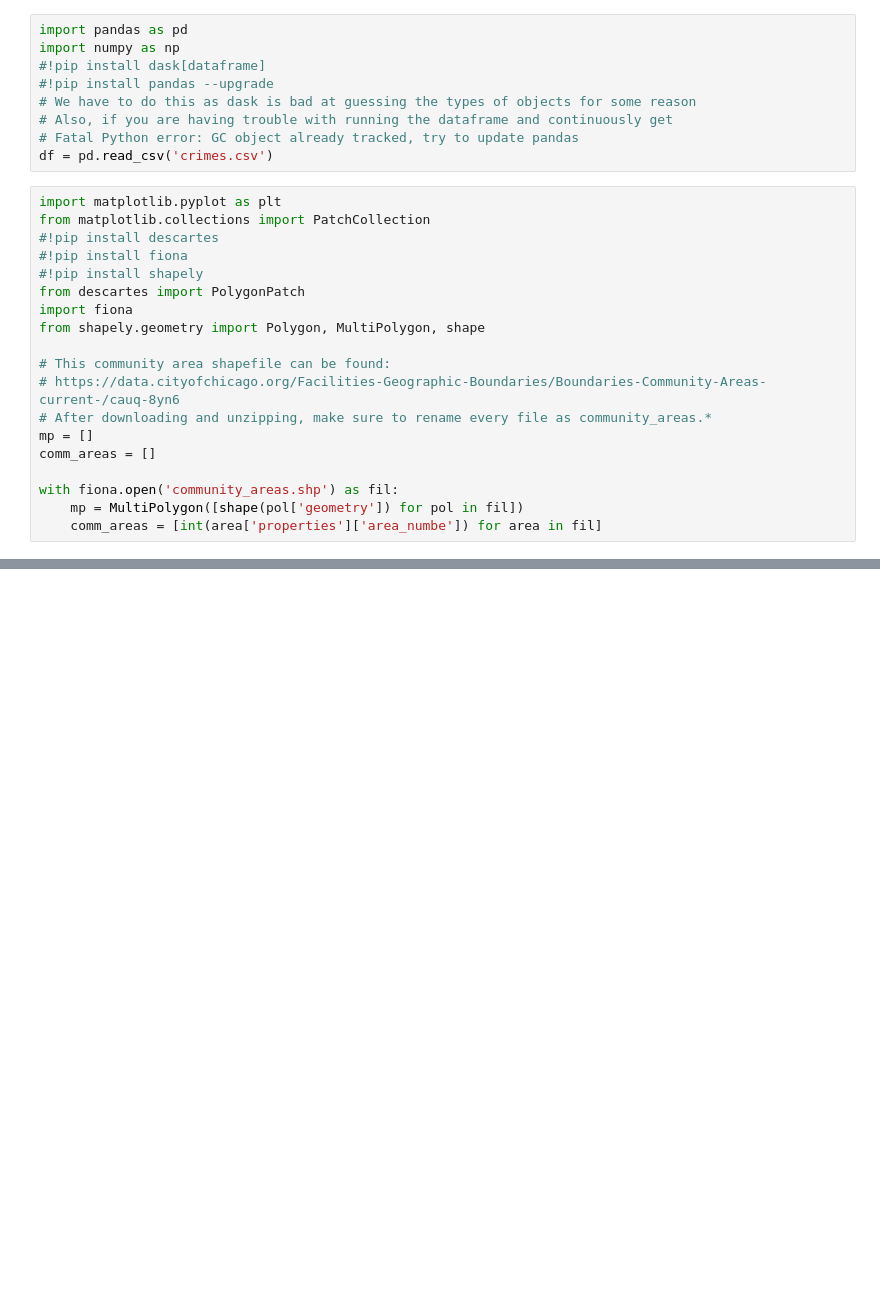
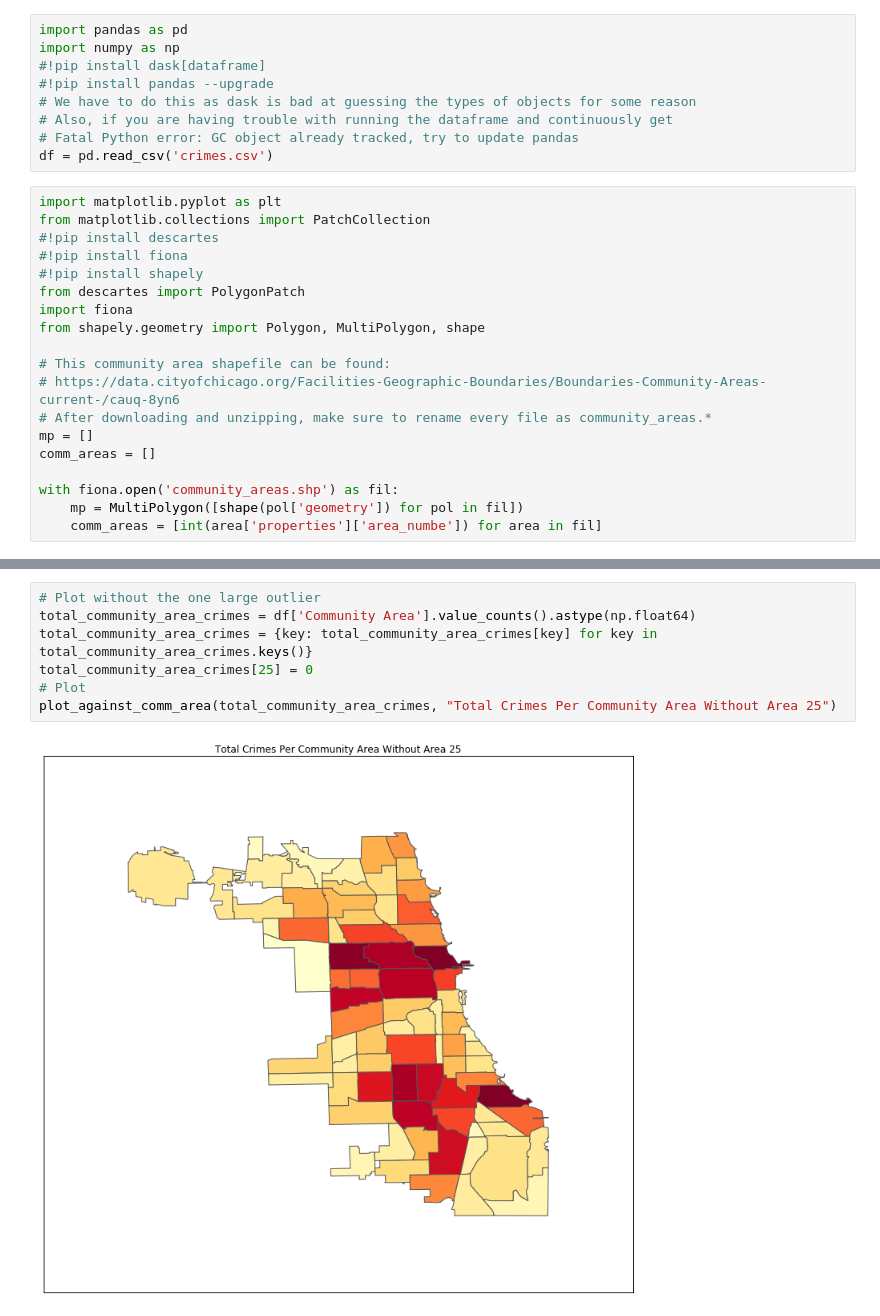
Before and after one commit to crime-analysis/crime_predictions, a Jupyter notebook: Community Areas.ipynb, the cells around one changed output, grey strips where cells are left out. Cells and saved outputs as stored; diff of their text form; blank space fills up the shorter version.

Commit message:
Some more visualizations based on community area, which I think is a better visualization as there is actually information for each community area

```diff
--- a/Community Areas.ipynb
+++ b/Community Areas.ipynb
@@ -78,4 +76,13 @@ plot_against_comm_area(total_community_area_crimes, "Total Crimes Per Community
 [figure]
+# %%
+# Plot without the one large outlier
+total_community_area_crimes = df['Community Area'].value_counts().astype(np.float64)
+total_community_area_crimes = {key: total_community_area_crimes[key] for key in total_community_area_crimes.keys()}
+total_community_area_crimes[25] = 0
+# Plot
+plot_against_comm_area(total_community_area_crimes, "Total Crimes Per Community Area Without Area 25")
+# %% [output]
+[figure, added]
 # %%
 arrests = df[['Arrest', 'Community Area']]
 arrests['Arrest'] = arrests['Arrest'].astype(np.float64)
```
Also changed, not shown: parts of 3 cells of this notebook.
